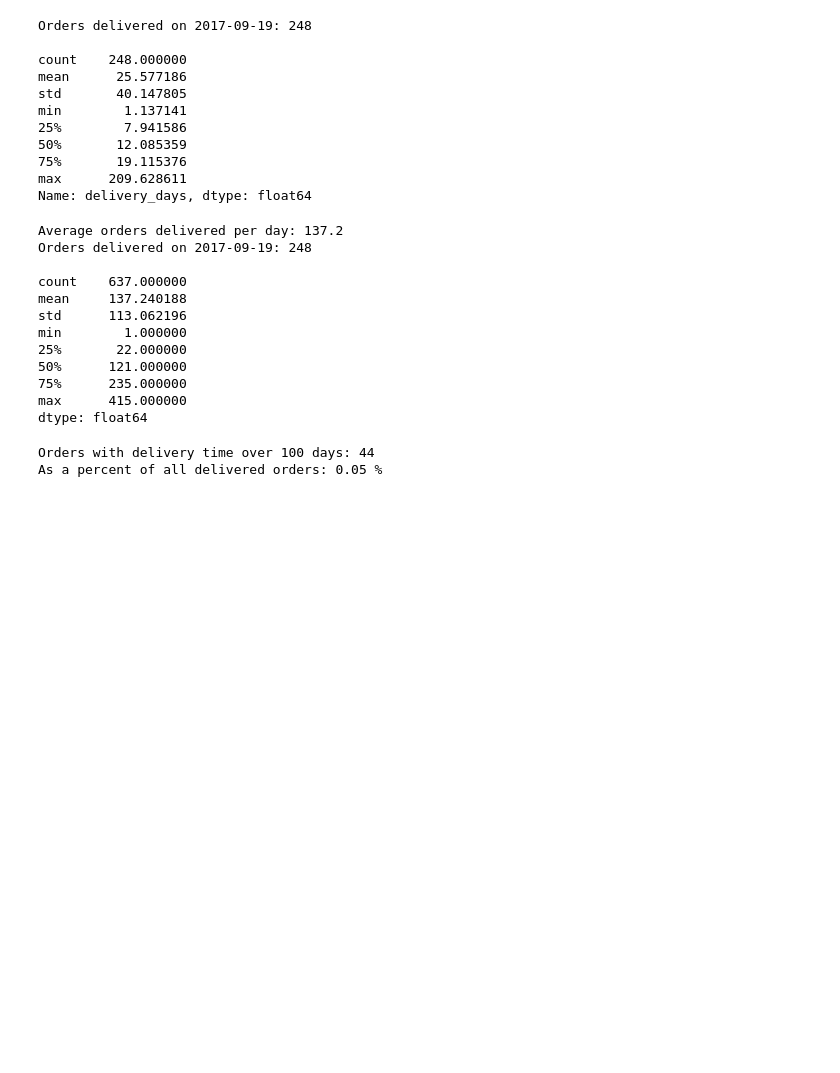
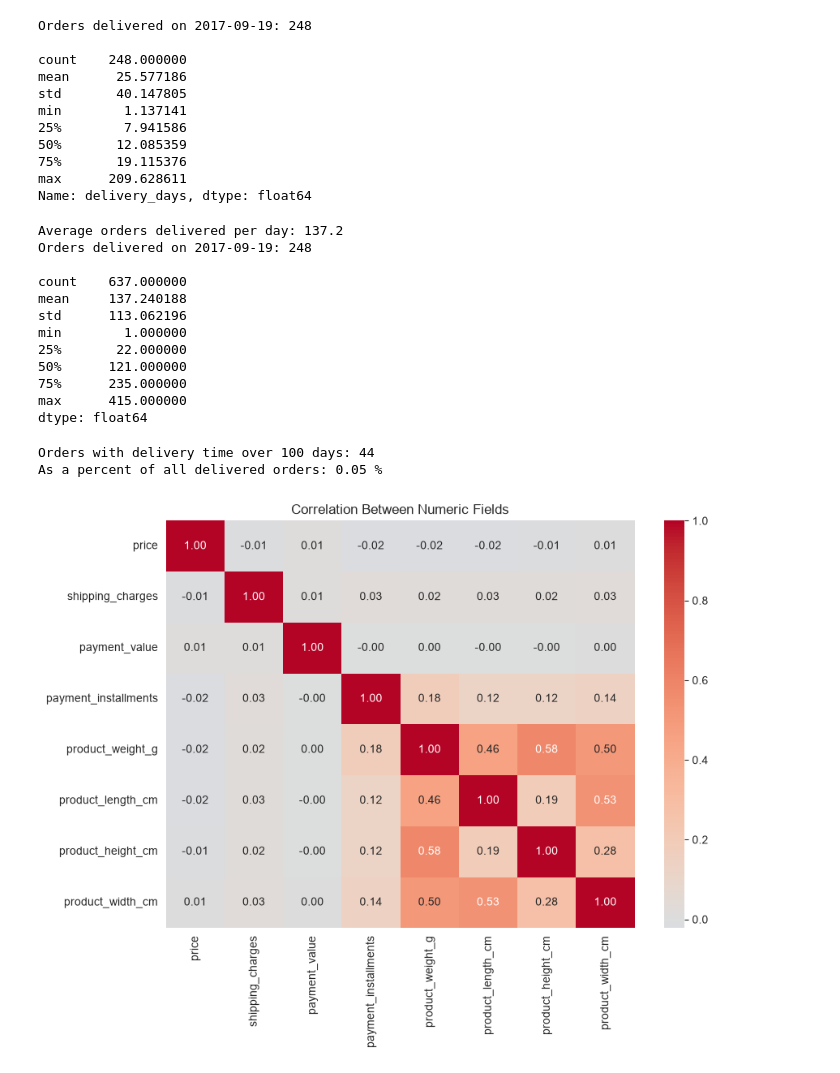
Before and after one commit to dparth22/ecommerce-customer-intelligence, a Jupyter notebook: python/02_exploratory_analysis.ipynb, the cells around one changed output. Saved outputs shown, nothing was run; the diff lists cells and outputs as text; code cells hidden in the pictures; blank space fills up the shorter version.

Commit message:
Add correlation analysis and payment installments distribution to EDA notebook

```diff
--- a/python/02_exploratory_analysis.ipynb
+++ b/python/02_exploratory_analysis.ipynb
@@ -175,3 +164,19 @@ print('As a percent of all delivered orders:', round(100 * len(extreme_delays) /
 # %% [output]
 Orders with delivery time over 100 days: 44
 As a percent of all delivered orders: 0.05 %
+# %%
+# Checking how the main numeric fields relate to each other
+# before choosing ML features.
+
+numeric_cols = ['price', 'shipping_charges', 'payment_value', 'payment_installments',
+                 'product_weight_g', 'product_length_cm', 'product_height_cm', 'product_width_cm']
+
+corr_matrix = delivered[numeric_cols].corr()
+
+plt.figure(figsize=(9, 7))
+sns.heatmap(corr_matrix, annot=True, fmt='.2f', cmap='coolwarm', center=0)
+plt.title('Correlation Between Numeric Fields')
+plt.tight_layout()
+plt.show()
+# %% [output]
+[figure, added]
```
Also changed, not shown: parts of 5 cells of this notebook.
